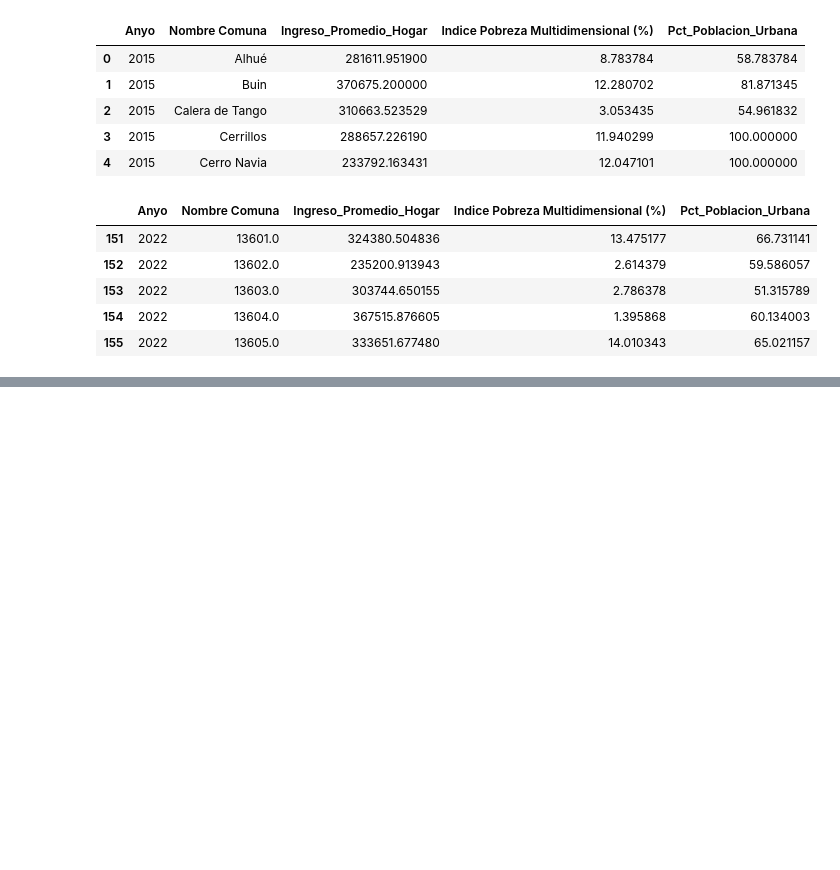
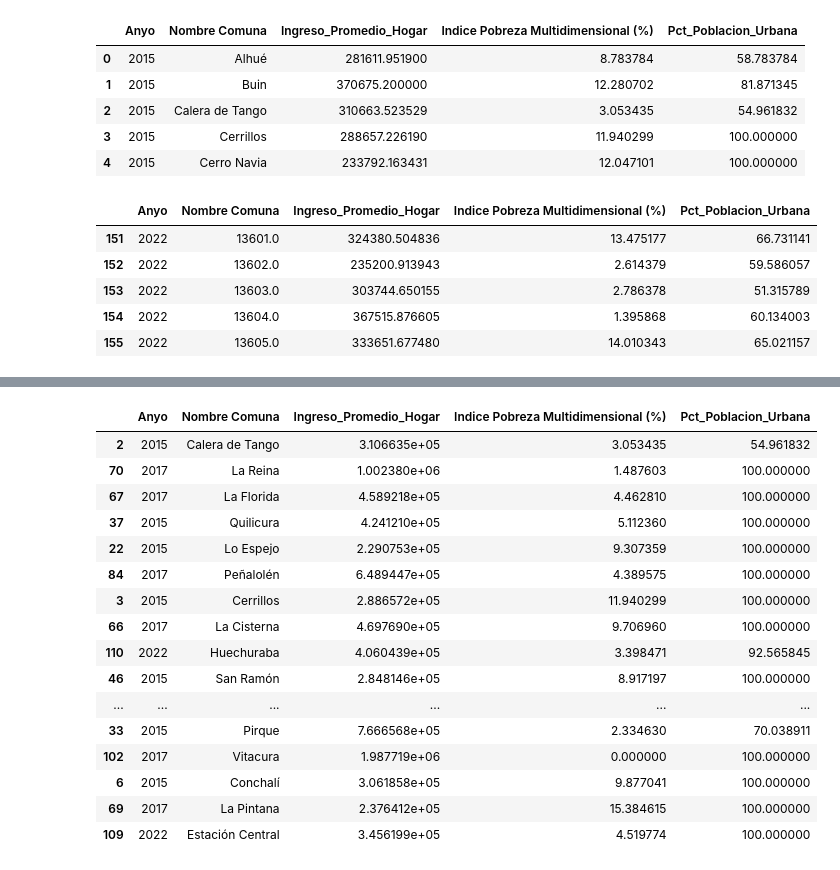
Before and after one commit to vtyphoonic/IMT2200-Proyecto, a Jupyter notebook: notebooks/Data_Socioeconomica.ipynb, the cells around one changed output, grey strips where cells are left out. Drawn from its saved outputs; the diff is of its cells as text; code cells hidden in the pictures; blank space fills up the shorter version.

```diff
--- a/notebooks/Data_Socioeconomica.ipynb
+++ b/notebooks/Data_Socioeconomica.ipynb
@@ -297,0 +385,20 @@ df_final_socio.tail()
+# %%
+df_final_socio.sample(20)
+# %% [output]
+|  | Anyo | Nombre Comuna | Ingreso_Promedio_Hogar | Indice Pobreza Multidimensional (%) | Pct_Poblacion_Urbana |
+| 2 | 2015 | Calera de Tango | 3.106635e+05 | 3.053435 | 54.961832 |
+| 70 | 2017 | La Reina | 1.002380e+06 | 1.487603 | 100.000000 |
+| 67 | 2017 | La Florida | 4.589218e+05 | 4.462810 | 100.000000 |
+| 37 | 2015 | Quilicura | 4.241210e+05 | 5.112360 | 100.000000 |
+| 22 | 2015 | Lo Espejo | 2.290753e+05 | 9.307359 | 100.000000 |
+| 84 | 2017 | Peñalolén | 6.489447e+05 | 4.389575 | 100.000000 |
+| 3 | 2015 | Cerrillos | 2.886572e+05 | 11.940299 | 100.000000 |
+| 66 | 2017 | La Cisterna | 4.697690e+05 | 9.706960 | 100.000000 |
+| 110 | 2022 | Huechuraba | 4.060439e+05 | 3.398471 | 92.565845 |
+| 46 | 2015 | San Ramón | 2.848146e+05 | 8.917197 | 100.000000 |
+| ... | ... | ... | ... | ... | ... |
+| 33 | 2015 | Pirque | 7.666568e+05 | 2.334630 | 70.038911 |
+| 102 | 2017 | Vitacura | 1.987719e+06 | 0.000000 | 100.000000 |
+| 6 | 2015 | Conchalí | 3.061858e+05 | 9.877041 | 100.000000 |
+| 69 | 2017 | La Pintana | 2.376412e+05 | 15.384615 | 100.000000 |
+| 109 | 2022 | Estación Central | 3.456199e+05 | 4.519774 | 100.000000 |
```
Also changed, not shown: parts of 2 cells of this notebook, 5 other files.
